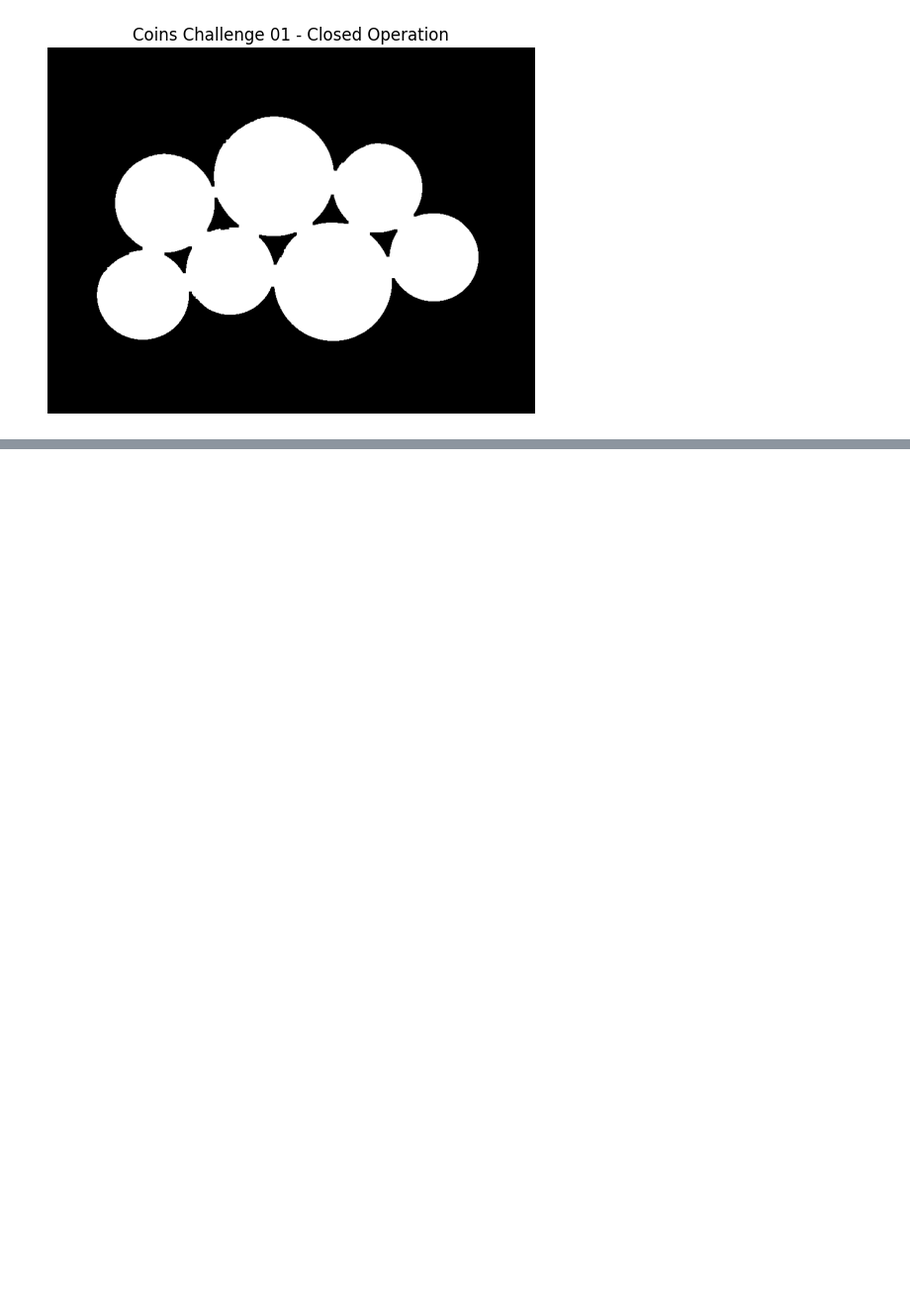
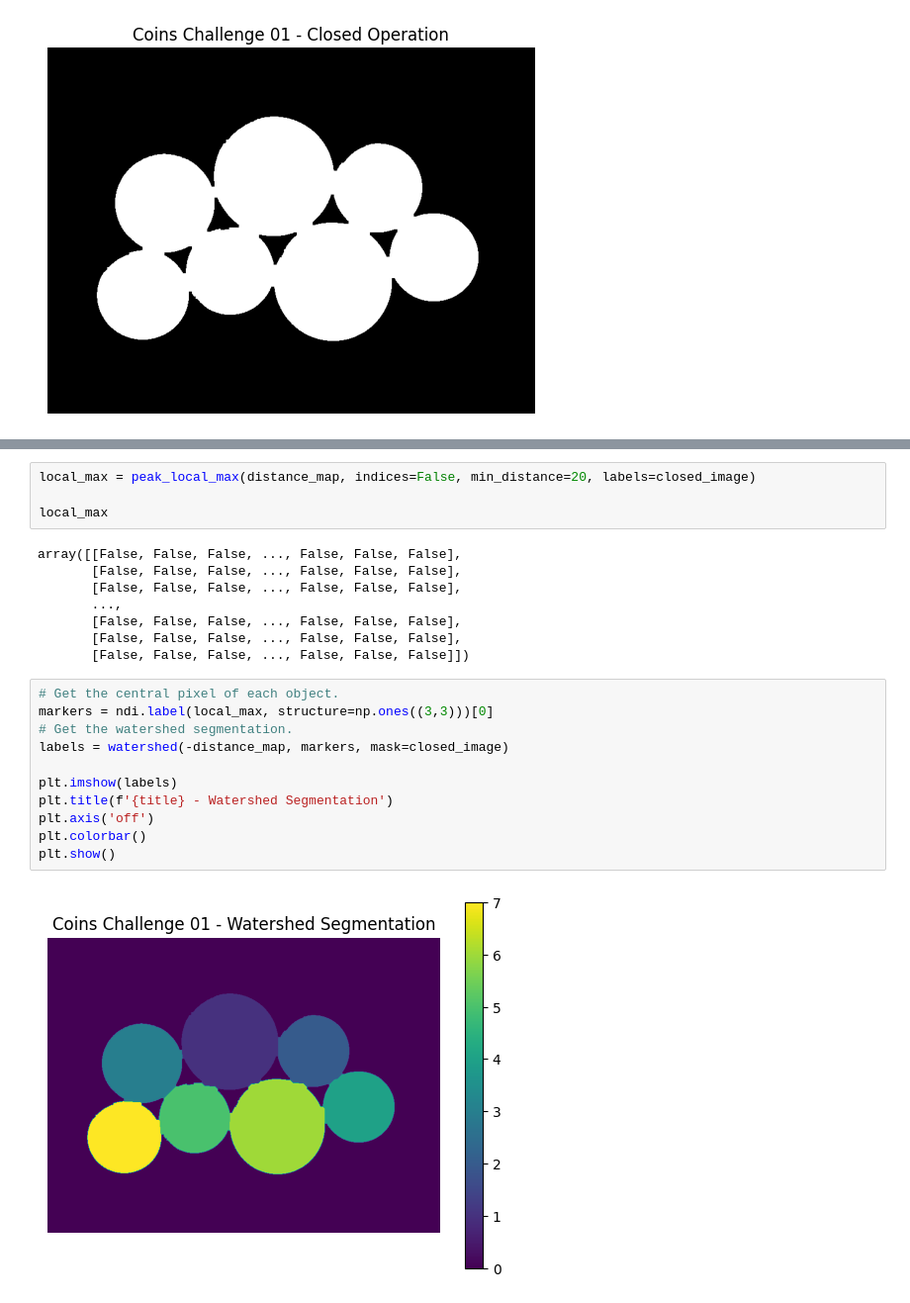
Before and after one commit to Rogerio-Chaves/Image-Segmentation, a Jupyter notebook: 001_Classical_Techniques/005_Watershed_Segmentation/002_Watershed_Coins-Challenge.ipynb, the cells around one changed output, grey strips where cells are left out. Shown at 99% size. Saved outputs shown, nothing was run; the diff lists cells and outputs as text; blank space fills up the shorter version.

Commit message:
The coins challenge 01 file (watershed segmentation) has updated.

```diff
--- a/001_Classical_Techniques/005_Watershed_Segmentation/002_Watershed_Coins-Challenge.ipynb
+++ b/001_Classical_Techniques/005_Watershed_Segmentation/002_Watershed_Coins-Challenge.ipynb
@@ -52,0 +66,25 @@ plt.show()
+# %%
+local_max = peak_local_max(distance_map, indices=False, min_distance=20, labels=closed_image)
+
+local_max
+# %% [output]
+array([[False, False, False, ..., False, False, False],
+       [False, False, False, ..., False, False, False],
+       [False, False, False, ..., False, False, False],
+       ...,
+       [False, False, False, ..., False, False, False],
+       [False, False, False, ..., False, False, False],
+       [False, False, False, ..., False, False, False]])
+# %%
+# Get the central pixel of each object.
+markers = ndi.label(local_max, structure=np.ones((3,3)))[0]
+# Get the watershed segmentation.
+labels = watershed(-distance_map, markers, mask=closed_image)
+
+plt.imshow(labels)
+plt.title(f'{title} - Watershed Segmentation')
+plt.axis('off')
+plt.colorbar()
+plt.show()
+# %% [output]
+[figure, added]
```
Also changed, not shown: parts of 2 cells of this notebook.
